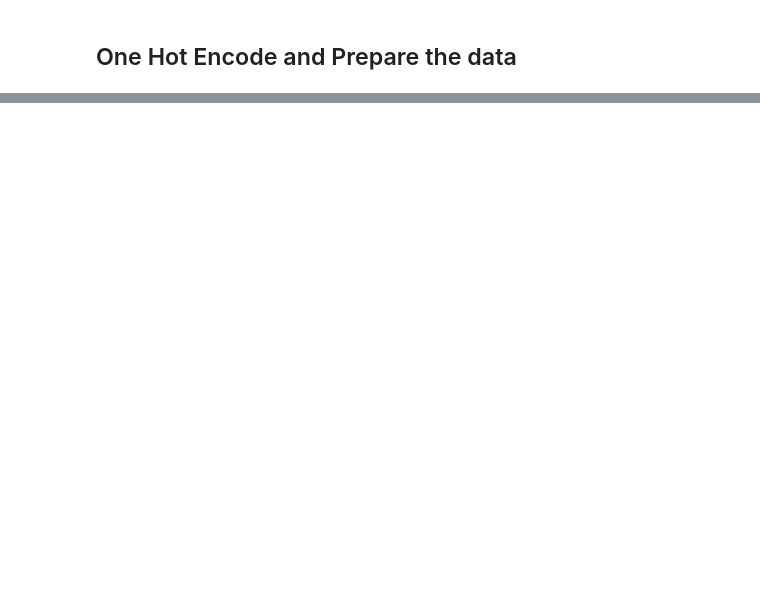
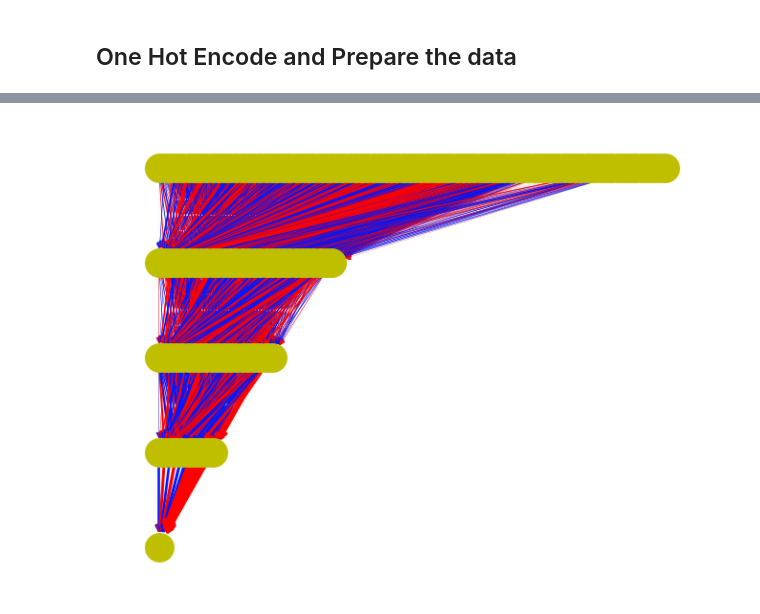
Before and after one commit to Samuel8Gold/cs5830_project8, a Jupyter notebook: project8.ipynb, the cells around one changed output, grey strips where cells are left out. Saved outputs shown, nothing was run; the diff lists cells and outputs as text; code cells hidden in the pictures; blank space fills up the shorter version.

Commit message:
added neural network model

```diff
--- a/project8.ipynb
+++ b/project8.ipynb
@@ -40,3 +54,0 @@ Original DataFrame:
-# %%
-for column in X:
-    X[column] = (X[column] - X[column].mean()) / X[column].std()
@@ -63,0 +57,8 @@ Name: deposit, Length: 11162, dtype: int64
+# %%
+X_train, X_test, y_train, y_test = train_test_split(X, y)
+
+mlp = MLPClassifier(hidden_layer_sizes=(30, 20, 10),max_iter=500) # 1 layer, 5 nodes
+
+mlp.fit(X_train, y_train)
+
+predictions = mlp.predict(X_test)
@@ -63,0 +101,53 @@ Name: deposit, Length: 11162, dtype: int64
+# %%
+# you may need to install networkx with pip
+import networkx as nx
+import colorsys
+
+def show_ann(mlp):
+    hidden_layers_n = len(mlp.coefs_)-1
+    layers_n = hidden_layers_n + 2
+    input_neurons_n = len(mlp.coefs_[0])
+    hidden_neurons_n = [len(mlp.coefs_[i+1]) for i in range(hidden_layers_n)]
+    output_neurons_n = len(mlp.coefs_[-1][0])
+
+    G = nx.DiGraph()
+    pos = {}
+
+    # Create the neurons of the input layer
+    for i in range(input_neurons_n):
+        pos['Layer0_{}'.format(i)] = (i,layers_n-1)
+
+    for j in range(hidden_layers_n):
+        # Create the neurons of the j'th hidden layer
+        prev_layer = j
+        cur_layer = j+1
+        if (j == 0):
+            prev_size = input_neurons_n
+        else:
+            prev_size = hidden_neurons_n[j-1]
+        for i in range(hidden_neurons_n[j]):
+            pos['Layer{}_{}'.format(cur_layer,i)] = (i,layers_n-1-cur_layer)
+            for k in range(prev_size):
+                w = mlp.coefs_[prev_layer][k][i]
+                G.add_edge('Layer{}_{}'.format(prev_layer,k),'Layer{}_{}'.format(cur_layer,i), weight=w)
+
+    # Create the neurons of the output layer
+    prev_layer = hidden_layers_n
+    cur_layer = hidden_layers_n+1
+    for i in range(output_neurons_n):
+        pos['Layer{}_{}'.format(cur_layer,i)] = (i,layers_n-1-cur_layer)
+        for k in range(hidden_neurons_n[-1]):
+            w = mlp.coefs_[prev_layer][k][i]
+            G.add_edge('Layer{}_{}'.format(prev_layer,k),'Layer{}_{}'.format(cur_layer,i), weight=w)
+
+    edges = G.edges()
+    colors = [colorsys.hsv_to_rgb(0 if G[u][v]['weight'] < 0 else 0.65,
+                                  1,#min(1, abs(G[u][v]['weight'])),
+                                  1) for u,v in edges]
+    weights = [abs(G[u][v]['weight'])*2 for u,v in edges]
+
+    nx.draw(G, pos, node_color='y', node_size=450, width=weights, edge_color=colors)
+
+show_ann(mlp)
+# %% [output]
+[figure, added]
```
Also changed, not shown: parts of 6 cells of this notebook.
